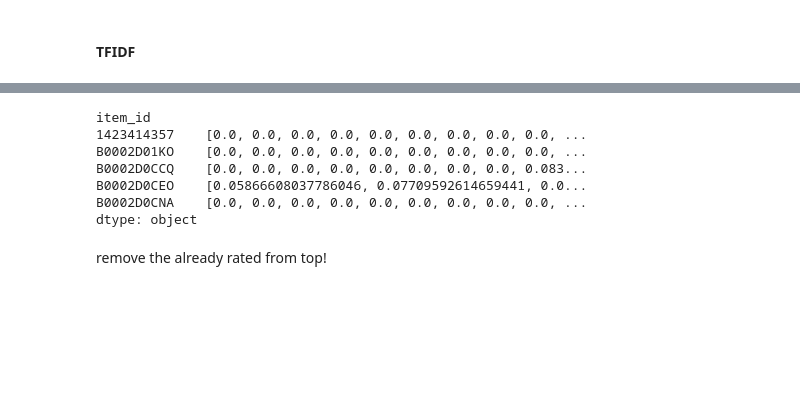
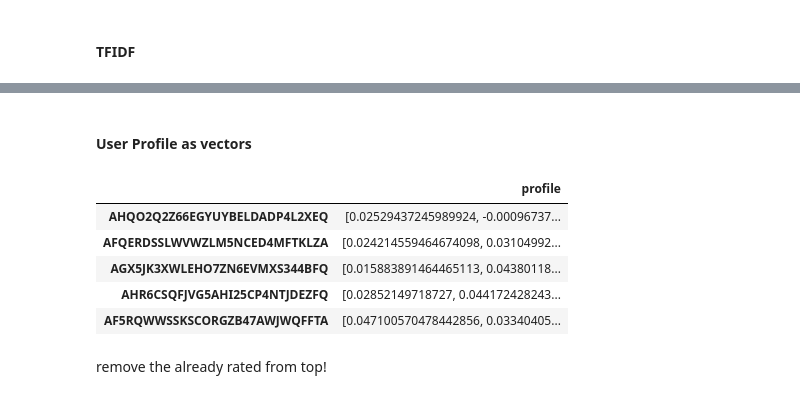
Before and after one commit to miriusz6/WRS_project, a Jupyter notebook: Project copy.ipynb, the cells around one changed output, grey strips where cells are left out. Drawn from its saved outputs; the diff is of its cells as text; code cells hidden in the pictures; blank space fills up the shorter version.

Commit message:
user profile embedding finished

```diff
--- a/Project copy.ipynb
+++ b/Project copy.ipynb
@@ -828,15 +863,59 @@ max_sim_w2v = max_sim(sim_matrix_w2v_descr).head(30)
 # choose sim between 0.4 and 0.5
 #max_sim_tfitf = max_sim_tfitf[(max_sim_tfitf['sim'] > 0.4) & (max_sim_tfitf['sim'] < 0.5)]
 #max_sim_tfitf.head(5)
-# %%
-M.head(5)
-# %% [output]
-item_id
-1423414357    [0.0, 0.0, 0.0, 0.0, 0.0, 0.0, 0.0, 0.0, 0.0, ...
-B0002D01KO    [0.0, 0.0, 0.0, 0.0, 0.0, 0.0, 0.0, 0.0, 0.0, ...
-B0002D0CCQ    [0.0, 0.0, 0.0, 0.0, 0.0, 0.0, 0.0, 0.0, 0.083...
-B0002D0CEO    [0.05866608037786046, 0.07709592614659441, 0.0...
-B0002D0CNA    [0.0, 0.0, 0.0, 0.0, 0.0, 0.0, 0.0, 0.0, 0.0, ...
-dtype: object
+# %% [markdown]
+#### User Profile as vectors
+# %%
+df.set_index(['user_id'], inplace=True)
+items_rated = []
+ratings = []
+for u in all_users_tr:
+    iids = df.loc[u]
+    if len(iids.values.shape) < 2:
+        items_rated.append(np.array([iids['item_id']]))
+        ratings.append(np.array([iids['rating']]))
+    else:
+        items_rated.append(iids['item_id'].values)
+        ratings.append(iids['rating'].values)
+
+pd_ratings = pd.Series(ratings, index= list(all_users_tr))
+pd_user_rated = pd.Series(items_rated, index= list(all_users_tr))
+df_user_rated = pd.DataFrame(columns=['iids','ratings'], index= list(all_users_tr))
+df_user_rated['iids'] = pd_user_rated
+df_user_rated['ratings'] = pd_ratings
+# %%
+def _calc_user_profile(iids, ratings, item_embeds, v_length):
+    # Calculate single user profile
+    # from list of item ids
+    profile = np.zeros(v_length)
+    if iids.size == 0:
+        return profile
+    for iid,r in zip(iids,ratings):
+        item_embed = item_embeds.loc[iid].values[0]
+        buff = item_embed*r
+        profile += buff
+    return profile/np.linalg.norm(profile)
+
+def calc_user_profiles(item_embed, user_rated, v_length):
+    # Calculate user profiles
+    # normalized sum of item embeddings
+    user_profiles = pd.DataFrame(index=user_rated.index)
+    #user_rated.apply(lambda x: print(x['iids'],x['ratings']), axis=1)
+    user_profiles['profile'] = user_rated.apply(lambda x: _calc_user_profile(x['iids'], x['ratings'], item_embed, v_length), axis=1)
+    #user_profiles['profile'] = user_rated.apply(lambda x:  _calc_user_profile(x['iids'],x['ratings'], item_embed, v_length), axis=1)
+    return user_profiles
+
+w2v_profiles = calc_user_profiles( item_embed=description_w2v['df_w2v'],
+                                  user_rated= df_user_rated,
+                                  v_length= description_w2v['embedding_size'])
+
+w2v_profiles.head(5)
+# %% [output]
+|  | profile |
+| AHQO2Q2Z66EGYUYBELDADP4L2XEQ | [0.02529437245989924, -0.00096737... |
+| AFQERDSSLWVWZLM5NCED4MFTKLZA | [0.024214559464674098, 0.03104992... |
+| AGX5JK3XWLEHO7ZN6EVMXS344BFQ | [0.015883891464465113, 0.04380118... |
+| AHR6CSQFJVG5AHI25CP4NTJDEZFQ | [0.02852149718727, 0.044172428243... |
+| AF5RQWWSSKSCORGZB47AWJWQFFTA | [0.047100570478442856, 0.03340405... |
 # %% [markdown]
 remove the already rated from top!
```
Also changed, not shown: parts of 9 cells of this notebook, 3 other files.
